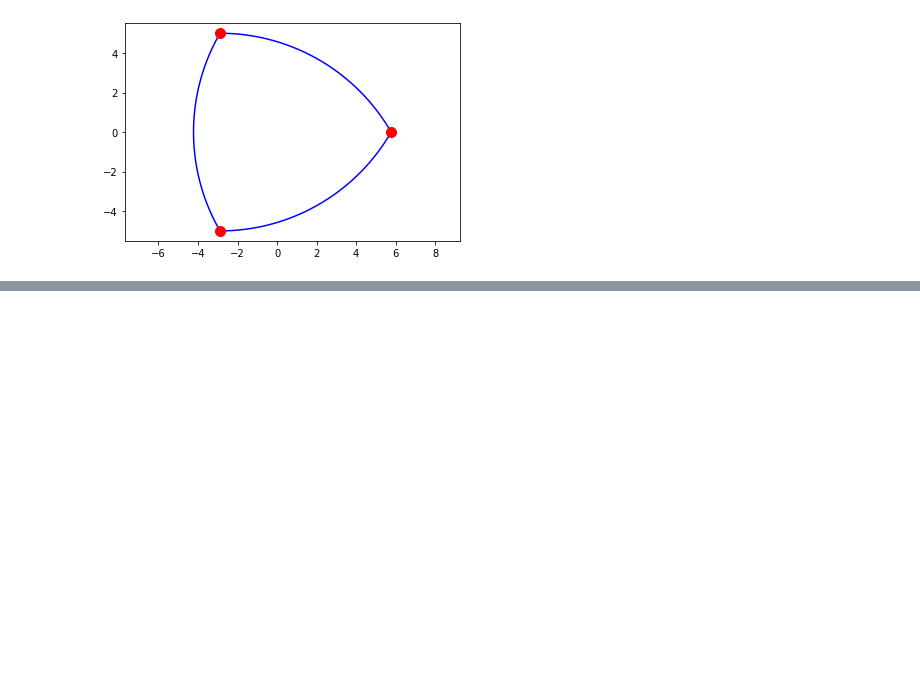
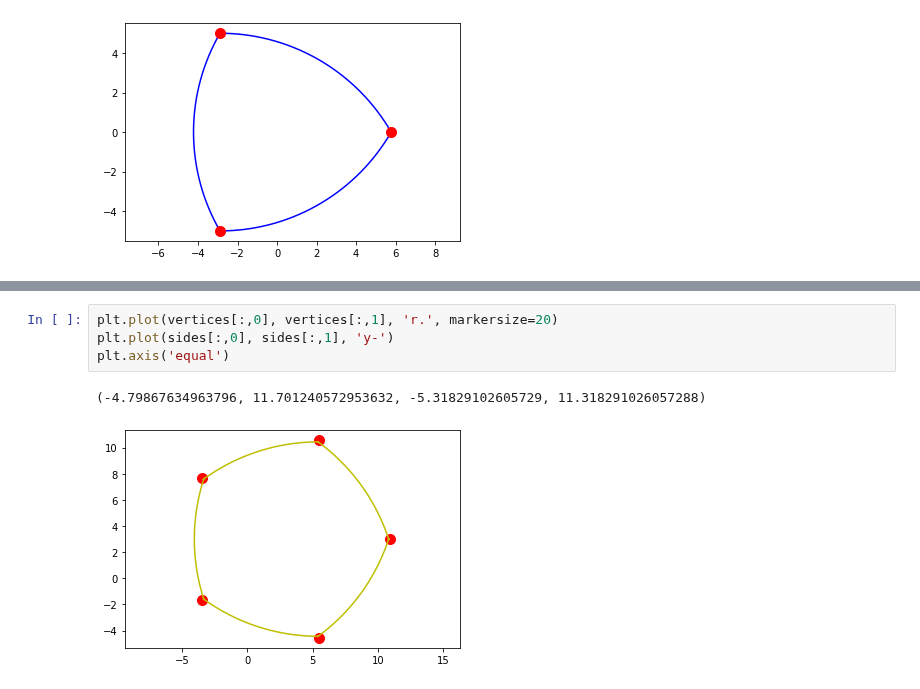
Before and after one commit to anshpak/jupyter-tasks, a Jupyter notebook: KM2_Lb04_Shpak.ipynb, the cells around one changed output, grey strips where cells are left out. Saved outputs shown, nothing was run; the diff lists cells and outputs as text; blank space fills up the shorter version.

```diff
--- a/KM2_Lb04_Shpak.ipynb
+++ b/KM2_Lb04_Shpak.ipynb
@@ -172,0 +214,7 @@ plt.axis('equal')
+# %%
+plt.plot(vertices[:,0], vertices[:,1], 'r.', markersize=20)
+plt.plot(sides[:,0], sides[:,1], 'y-')
+plt.axis('equal')
+# %% [output]
+(-4.79867634963796, 11.701240572953632, -5.31829102605729, 11.318291026057288)
+[figure, added]
```
Also changed, not shown: parts of 10 cells of this notebook.
